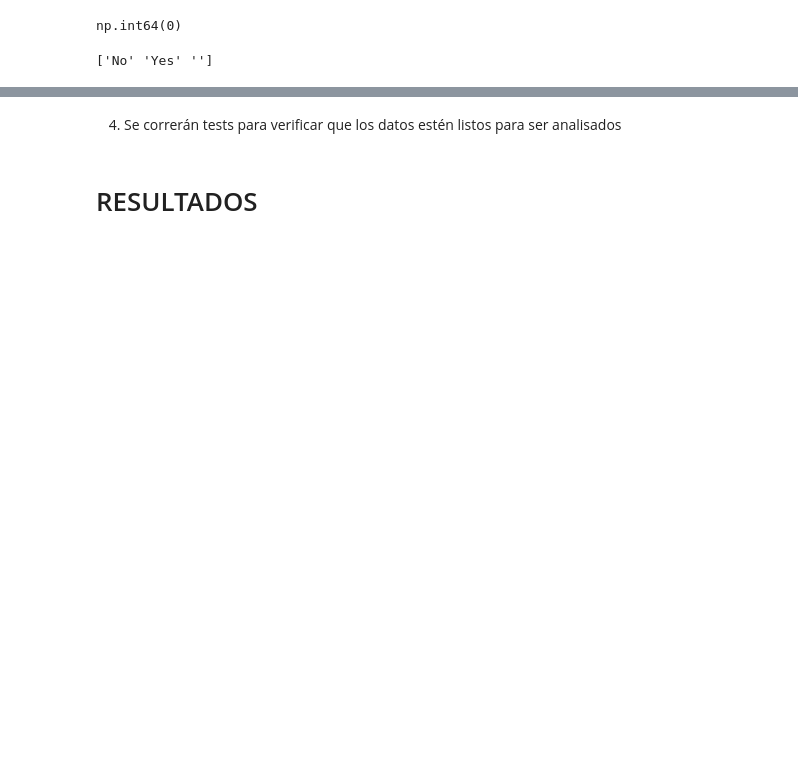
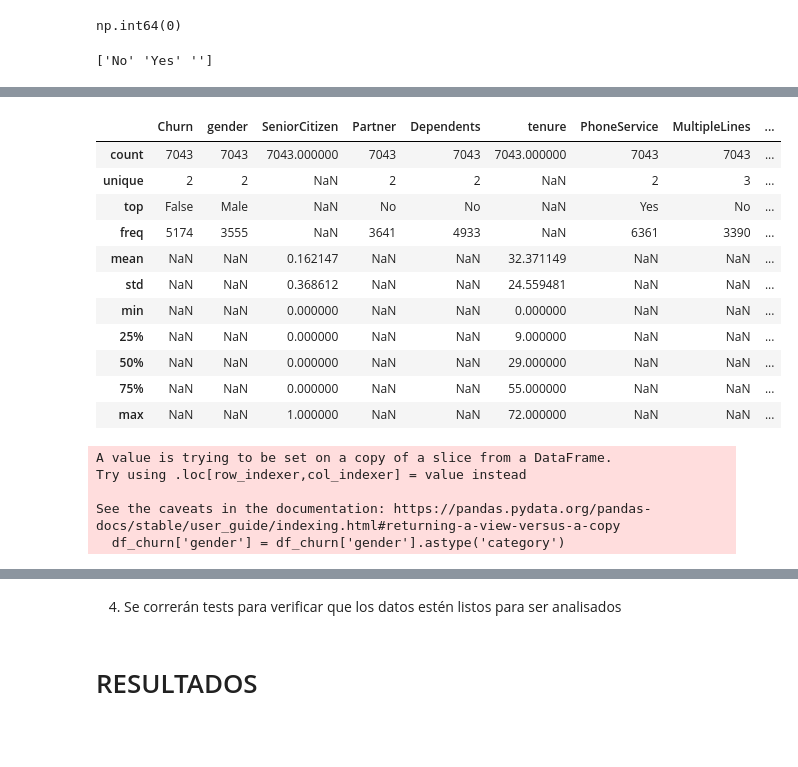
Before and after one commit to mauloredo/Challenge_Telecom_X, a Jupyter notebook: Challenge_Telecom_X.ipynb, the cells around one changed output, grey strips where cells are left out. Saved outputs shown, nothing was run; the diff lists cells and outputs as text; code cells hidden in the pictures; blank space fills up the shorter version.

```diff
--- a/Challenge_Telecom_X.ipynb
+++ b/Challenge_Telecom_X.ipynb
@@ -514,3 +530,6 @@ np.int64(0)
 print(Dataframe['Churn'].unique())
 # %% [output]
 ['No' 'Yes' '']
+# %%
+df_churn = Dataframe[Dataframe['Churn'] != '']
+df_churn.head()
@@ -516,0 +563,2 @@ print(Dataframe['Churn'].unique())
+# %%
+df_churn.reset_index(drop=True, inplace=True)
@@ -516,0 +585,4 @@ print(Dataframe['Churn'].unique())
+# %%
+df_churn['Churn'] = df_churn['Churn'].map({'Yes': True, 'No': False})
+df_churn.head()
+df_churn.info()
@@ -516,0 +612,23 @@ print(Dataframe['Churn'].unique())
+# %%
+df_churn.describe(include='all')
+# %% [output]
+|  | Churn | gender | SeniorCitizen | Partner | Dependents | tenure | PhoneService | MultipleLines | ... |
+| count | 7043 | 7043 | 7043.000000 | 7043 | 7043 | 7043.000000 | 7043 | 7043 | ... |
+| unique | 2 | 2 | NaN | 2 | 2 | NaN | 2 | 3 | ... |
+| top | False | Male | NaN | No | No | NaN | Yes | No | ... |
+| freq | 5174 | 3555 | NaN | 3641 | 4933 | NaN | 6361 | 3390 | ... |
+| mean | NaN | NaN | 0.162147 | NaN | NaN | 32.371149 | NaN | NaN | ... |
+| std | NaN | NaN | 0.368612 | NaN | NaN | 24.559481 | NaN | NaN | ... |
+| min | NaN | NaN | 0.000000 | NaN | NaN | 0.000000 | NaN | NaN | ... |
+| 25% | NaN | NaN | 0.000000 | NaN | NaN | 9.000000 | NaN | NaN | ... |
+| 50% | NaN | NaN | 0.000000 | NaN | NaN | 29.000000 | NaN | NaN | ... |
+| 75% | NaN | NaN | 0.000000 | NaN | NaN | 55.000000 | NaN | NaN | ... |
+| max | NaN | NaN | 1.000000 | NaN | NaN | 72.000000 | NaN | NaN | ... |
+# %%
+df_churn['gender'] = df_churn['gender'].astype('category')
+# %% [output]
+A value is trying to be set on a copy of a slice from a DataFrame.
+Try using .loc[row_indexer,col_indexer] = value instead
+
+See the caveats in the documentation: https://pandas.pydata.org/pandas-docs/stable/user_guide/indexing.html#returning-a-view-versus-a-copy
+  df_churn['gender'] = df_churn['gender'].astype('category')
```
Also changed, not shown: parts of 15 cells of this notebook.
